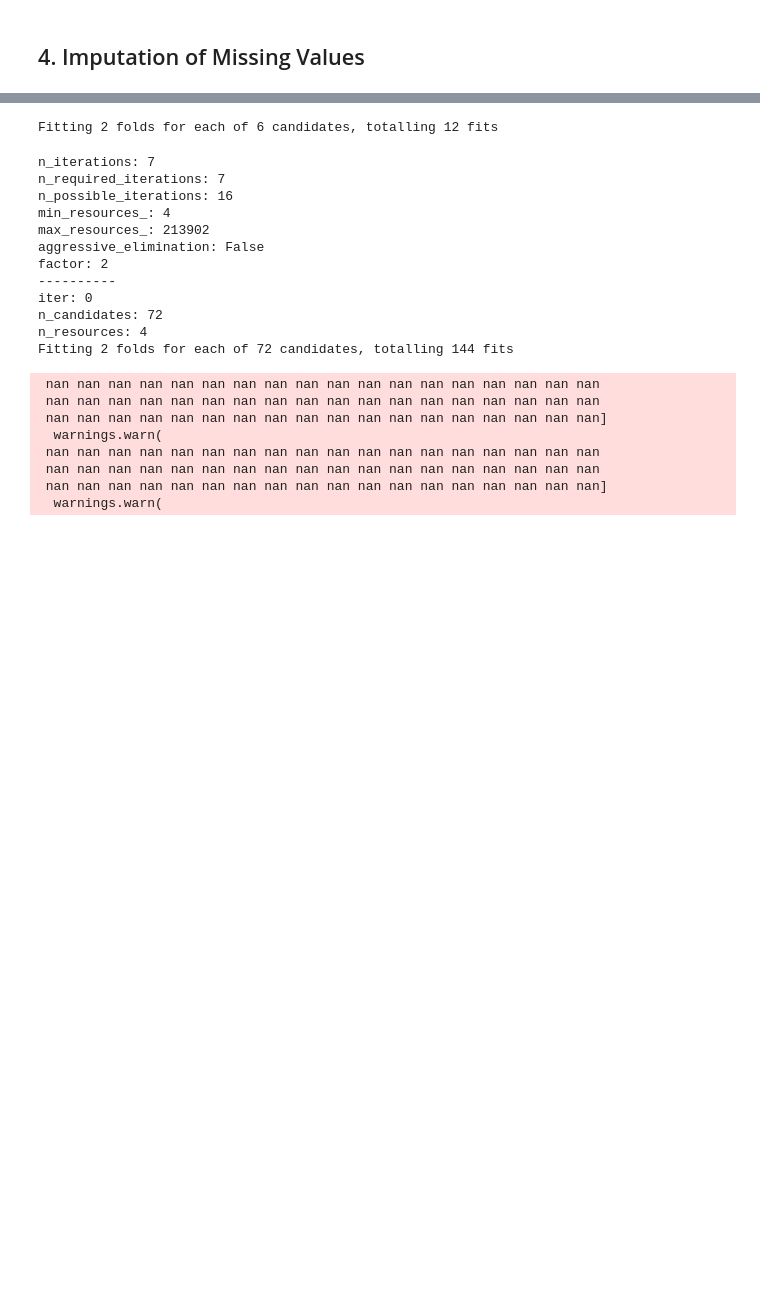
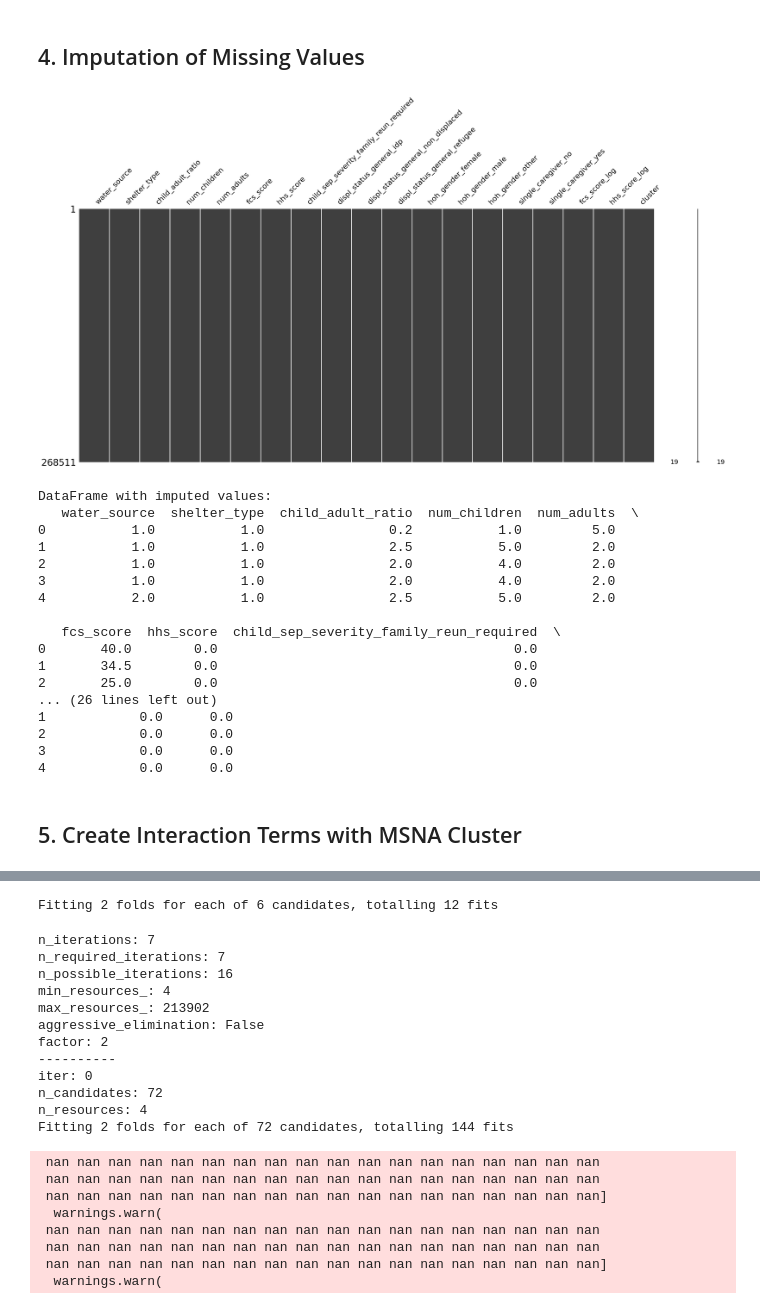
Before and after one commit to jprlink/child_sep_ml, a Jupyter notebook: child_sep_ml_anom.ipynb, the cells around one changed output, grey strips where cells are left out. Drawn from its saved outputs; the diff is of its cells as text; code cells hidden in the pictures; blank space fills up the shorter version.

```diff
--- a/child_sep_ml_anom.ipynb
+++ b/child_sep_ml_anom.ipynb
@@ -360,27 +470,52 @@ Transformed DataFrame after label encoding and clustering:
 # %%
 import pandas as pd
 import pickle
 from sklearn.impute import KNNImputer
 import missingno as msno
 import matplotlib.pyplot as plt
+
+# Load the data_fe DataFrame from the pickle file
+with open('data_fe.pkl', 'rb') as f:
+    data_fe = pickle.load(f)
 
 # Function to apply K-Nearest Neighbors Imputation to all columns
 def knn_impute_all_columns(df, n_neighbors=5):
     imputer = KNNImputer(n_neighbors=n_neighbors)
     df_imputed = pd.DataFrame(imputer.fit_transform(df), columns=df.columns)
     return df_imputed
 
 # Apply KNN imputation to all columns
-data_na_imp = knn_impute_all_columns(data_trans.copy())
+data_na_imp = knn_impute_all_columns(data_fe.copy())
 
 # Visualize missing data matrix after imputation
 msno.matrix(data_na_imp)
 plt.show()
 
 # Display the first few rows of the new dataframe with imputed values
 print("\nDataFrame with imputed values:")
 print(data_na_imp.head())
 
 # Saving the DataFrame as a pickle file
 with open('data_na_imp.pkl', 'wb') as f:
     pickle.dump(data_na_imp, f)
+# %% [output]
+[figure, added]
+DataFrame with imputed values:
+   water_source  shelter_type  child_adult_ratio  num_children  num_adults  \
+0           1.0           1.0                0.2           1.0         5.0
+1           1.0           1.0                2.5           5.0         2.0
+2           1.0           1.0                2.0           4.0         2.0
+3           1.0           1.0                2.0           4.0         2.0
+4           2.0           1.0                2.5           5.0         2.0
+
+   fcs_score  hhs_score  child_sep_severity_family_reun_required  \
+0       40.0        0.0                                      0.0
+1       34.5        0.0                                      0.0
+2       25.0        0.0                                      0.0
+... (26 lines left out)
+1            0.0      0.0
+2            0.0      0.0
+3            0.0      0.0
+4            0.0      0.0
+# %% [markdown]
+## 5. Create Interaction Terms with MSNA Cluster
```
Also changed, not shown: parts of 17 cells of this notebook, 5 other files.
